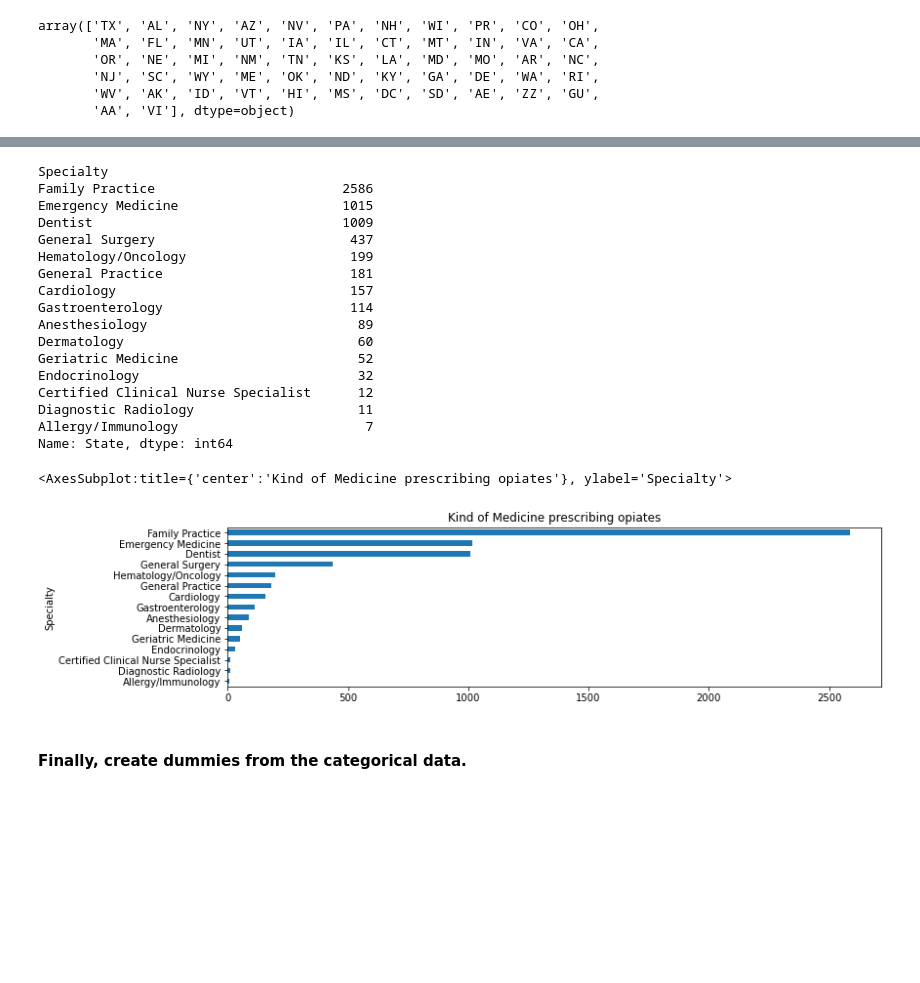
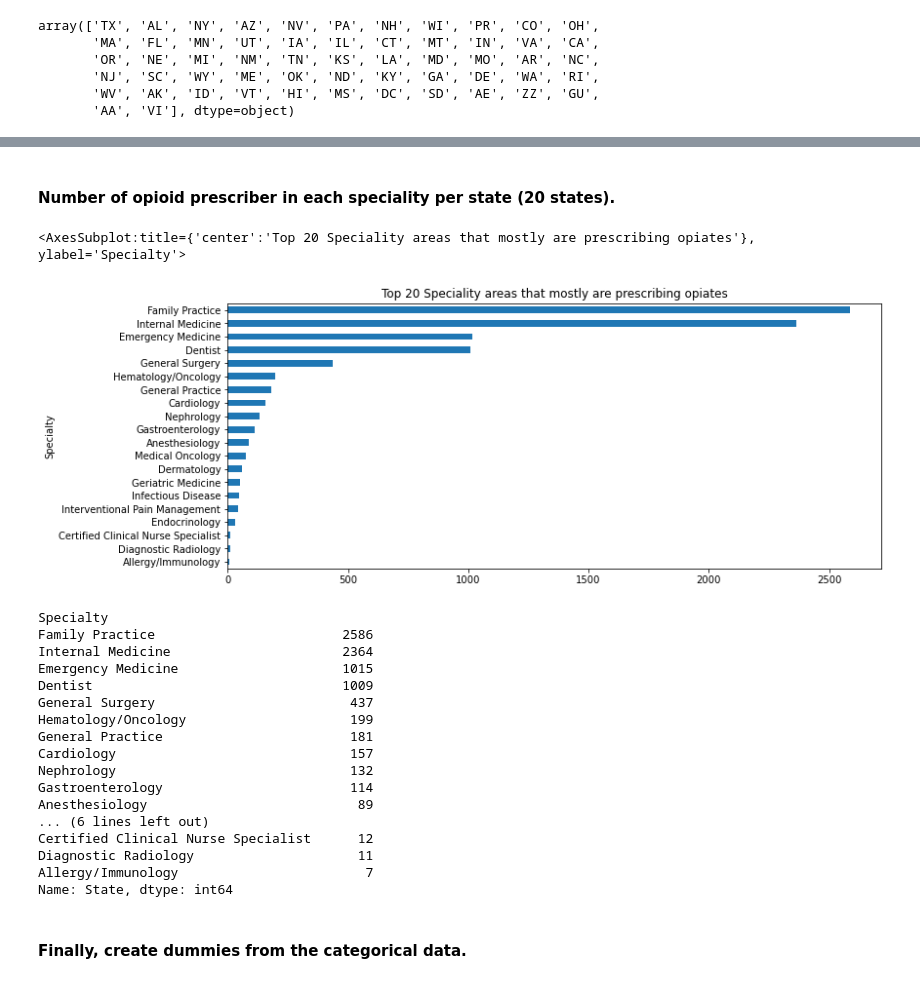
Before and after one commit to yiannimercer/Op, a Jupyter notebook: Final_Project_Prescriber_info_Amal_Almansour.ipynb, the cells around one changed output, grey strips where cells are left out. Saved outputs shown, nothing was run; the diff lists cells and outputs as text; code cells hidden in the pictures; blank space fills up the shorter version.

```diff
--- a/Final_Project_Prescriber_info_Amal_Almansour.ipynb
+++ b/Final_Project_Prescriber_info_Amal_Almansour.ipynb
@@ -196,34 +190,34 @@ count.plot.bar()
+# %% [markdown]
+#### Number of opioid prescriber in each speciality per state (20 states).
 # %%
-pr = Prescriber[Prescriber['Opioid.Prescriber']==1].groupby('Specialty').count()['State'][:15]
-pr.sort_values(ascending=False)
+specialty_count = Prescriber[Prescriber['Opioid.Prescriber']==1].groupby('Specialty').count()['State'][:20]
+specialty_count.sort_values(ascending=True).plot(
+    kind="barh",
+    figsize=(12,5),
+    title="Top 20 Speciality areas that mostly are prescribing opiates")
 # %% [output]
-Specialty
-Family Practice                        2586
-Emergency Medicine                     1015
-Dentist                                1009
-General Surgery                         437
-Hematology/Oncology                     199
-General Practice                        181
-Cardiology                              157
-Gastroenterology                        114
-Anesthesiology                           89
-Dermatology                              60
-Geriatric Medicine                       52
-Endocrinology                            32
-Certified Clinical Nurse Specialist      12
-Diagnostic Radiology                     11
-Allergy/Immunology                        7
-Name: State, dtype: int64
+<AxesSubplot:title={'center':'Top 20 Speciality areas that mostly are prescribing opiates'}, ylabel='Specialty'>
+[figure, added]
-# %%
-pr = Prescriber[Prescriber['Opioid.Prescriber']==1].groupby('Specialty').count()['State'][:15]
-
-pr.sort_values(ascending=True).plot(
-    kind="barh",
-    figsize=(12,3),
-    title="Kind of Medicine prescribing opiates")
-# %% [output]
-<AxesSubplot:title={'center':'Kind of Medicine prescribing opiates'}, ylabel='Specialty'>
-[figure, removed]
+# %%
+specialty_count.sort_values(ascending=False)
+# %% [output]
+Specialty
+Family Practice                        2586
+Internal Medicine                      2364
+Emergency Medicine                     1015
+Dentist                                1009
+General Surgery                         437
+Hematology/Oncology                     199
+General Practice                        181
+Cardiology                              157
+Nephrology                              132
+Gastroenterology                        114
+Anesthesiology                           89
+... (6 lines left out)
+Certified Clinical Nurse Specialist      12
+Diagnostic Radiology                     11
+Allergy/Immunology                        7
+Name: State, dtype: int64
 # %% [markdown]
 #### Finally, create dummies from the categorical data.
 # %%
```
Also changed, not shown: parts of 32 cells of this notebook.
